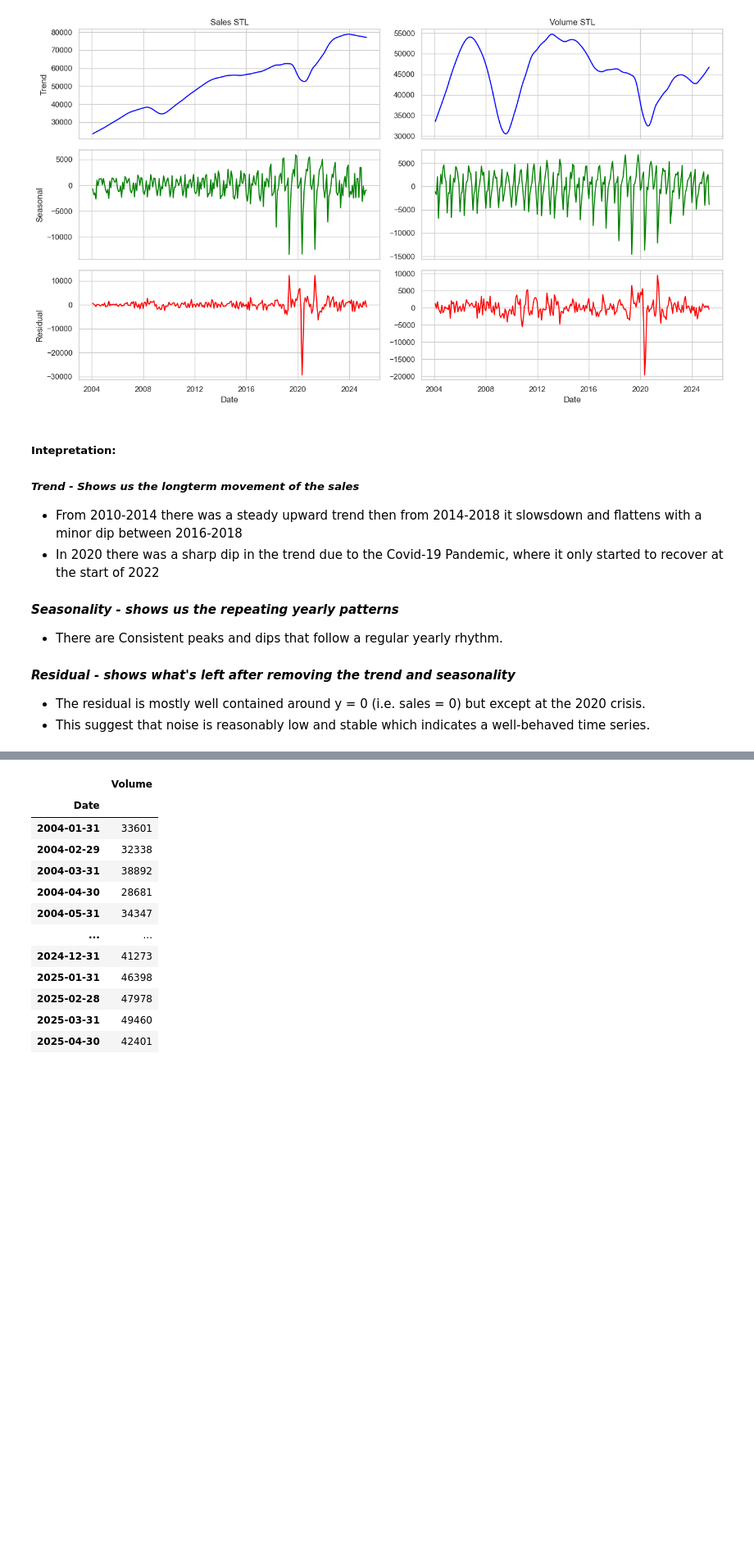
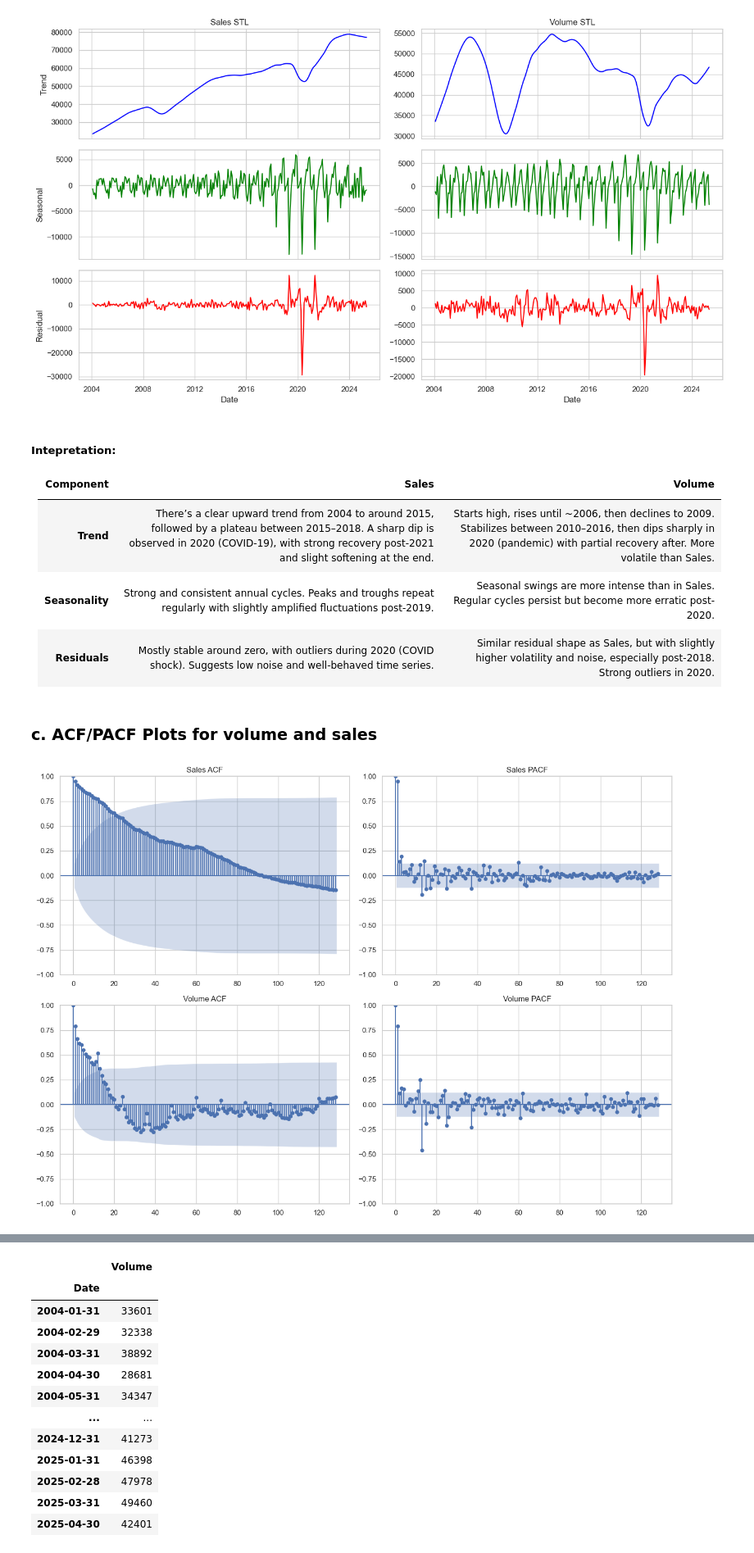
Before and after one commit to MahlatsiM/HonoursResearch, a Jupyter notebook: Car_Pred_2.0.ipynb, the cells around one changed output, grey strips where cells are left out. Shown at 82% size. Saved outputs shown, nothing was run; the diff lists cells and outputs as text; code cells hidden in the pictures; blank space fills up the shorter version.

Commit message:
Final Dataset Created (Still need to Interpret ACF/PACF)

```diff
--- a/Car_Pred_2.0.ipynb
+++ b/Car_Pred_2.0.ipynb
@@ -374,13 +374,74 @@ plt.show()
 [figure]
 # %% [markdown]
 ##### **Intepretation:**
-##### *Trend - Shows us the longterm movement of the sales*
-+ From 2010-2014 there was a steady upward trend then from 2014-2018 it slowsdown and flattens with a minor dip between 2016-2018
-+ In 2020 there was a sharp dip in the trend due to the Covid-19 Pandemic, where it only started to recover at the start of 2022
 
-#### *Seasonality - shows us the repeating yearly patterns*
-+ There are Consistent peaks and dips that follow a regular yearly rhythm.
-
-#### *Residual - shows what's left after removing the trend and seasonality*
-+ The residual is mostly well contained around y = 0 (i.e. sales = 0) but except at the 2020 crisis.
-+ This suggest that noise is reasonably low and stable which indicates a well-behaved time series.
+<table style="width:100%; border-collapse: collapse;" border="1">
+  <thead>
+    <tr>
+      <th style="padding:8px;"><strong>Component</strong></th>
+      <th style="padding:8px;"><strong>Sales</strong></th>
+      <th style="padding:8px;"><strong>Volume</strong></th>
+    </tr>
+  </thead>
+  <tbody>
+    <tr>
+      <td style="padding:8px;"><strong>Trend</strong></td>
+      <td style="padding:8px;">
+        There’s a clear upward trend from 2004 to around 2015, followed by a plateau between 2015–2018.
+        A sharp dip is observed in 2020 (COVID-19), with strong recovery post-2021 and slight softening at the end.
+      </td>
+      <td style="padding:8px;">
+        Starts high, rises until ~2006, then declines to 2009. Stabilizes between 2010–2016,
+        then dips sharply in 2020 (pandemic) with partial recovery after. More volatile than Sales.
+      </td>
+    </tr>
+    <tr>
+      <td style="padding:8px;"><strong>Seasonality</strong></td>
+      <td style="padding:8px;">
+        Strong and consistent annual cycles. Peaks and troughs repeat regularly with slightly amplified fluctuations post-2019.
+      </td>
+      <td style="padding:8px;">
+        Seasonal swings are more intense than in Sales. Regular cycles persist but become more erratic post-2020.
+      </td>
+    </tr>
+    <tr>
+      <td style="padding:8px;"><strong>Residuals</strong></td>
+      <td style="padding:8px;">
+        Mostly stable around zero, with outliers during 2020 (COVID shock). Suggests low noise and well-behaved time series.
+      </td>
+      <td style="padding:8px;">
+        Similar residual shape as Sales, but with slightly higher volatility and noise, especially post-2018.
+        Strong outliers in 2020.
+      </td>
+    </tr>
+  </tbody>
+</table>
+# %% [markdown]
+### c. ACF/PACF Plots for volume and sales
+# %%
+# Assuming sales and vol are DataFrames with one column each:
+sales_series = sales["Sales"]
+vol_series = vol["Volume"]
+
+fig, axes = plt.subplots(2, 2, figsize=(14, 10))
+
+# Sales ACF
+plot_acf(sales_series, ax=axes[0, 0], lags=len(vol)//2)
+axes[0, 0].set_title('Sales ACF')
+
+# Sales PACF
+plot_pacf(sales_series, ax=axes[0, 1], lags=len(vol)//2, method='ywm')
+axes[0, 1].set_title('Sales PACF')
+
+# Volume ACF
+plot_acf(vol_series, ax=axes[1, 0], lags=len(vol)//2)
+axes[1, 0].set_title('Volume ACF')
+
+# Volume PACF
+plot_pacf(vol_series, ax=axes[1, 1], lags=len(vol)//2, method='ywm')
+axes[1, 1].set_title('Volume PACF')
+
+plt.tight_layout()
+plt.show()
+# %% [output]
+[figure, added]
```
Also changed, not shown: parts of 4 cells of this notebook.
